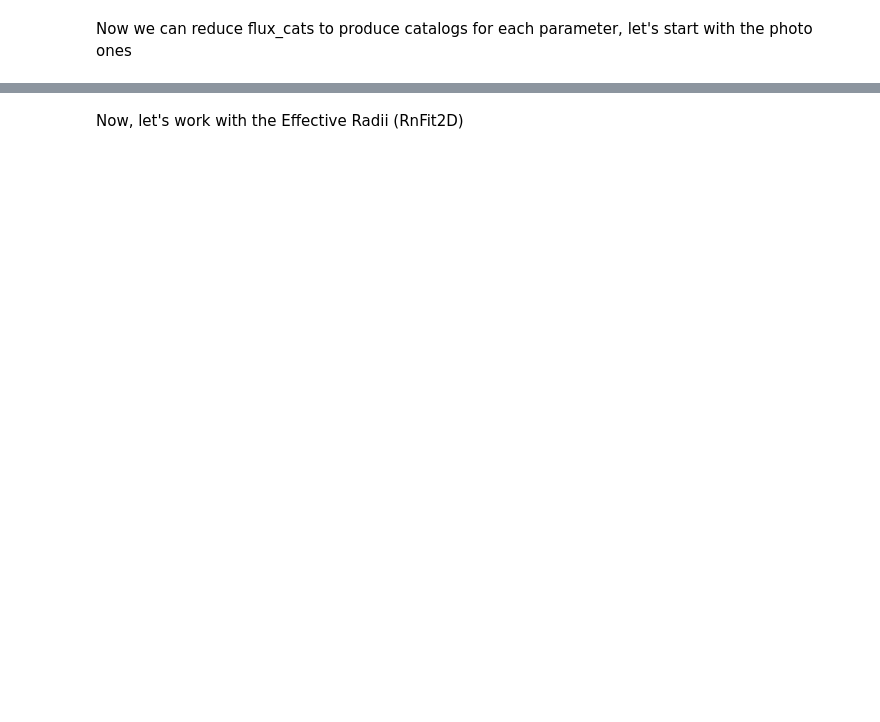
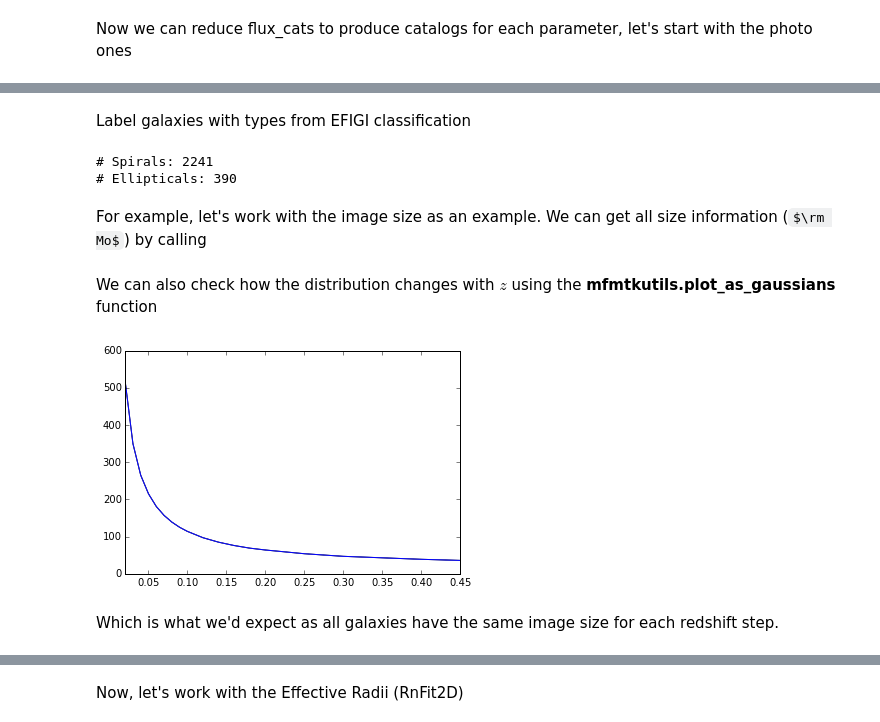
Before and after one commit to astroferreira/mfmtk-utils, a Jupyter notebook: notebooks/FERENGI Data Reduction.ipynb, the cells around one changed output, grey strips where cells are left out. Drawn from its saved outputs; the diff is of its cells as text; code cells hidden in the pictures; some formulas as TeX source; blank space fills up the shorter version.

Commit message:
Add new functions and an update notebook

```diff
--- a/notebooks/FERENGI Data Reduction.ipynb
+++ b/notebooks/FERENGI Data Reduction.ipynb
@@ -55,7 +62,7 @@ Now we can reduce flux_cats to produce catalogs for each parameter, let's start
 photo_catalogs = []
 for j, param in enumerate(photo_params):
     flux = flux_cats[0].reduce(flux_cats, param).raw_catalog
-    photo_catalogs.append(flux[1:])
+    photo_catalogs.append(flux[1:].astype(float))
 
 galaxies = flux_cats[0].raw_catalog[0]
 # %% [markdown]
@@ -71,0 +75,25 @@ z = np.array(redshifts).astype(float)
+# %% [markdown]
+Label galaxies with types from EFIGI classification
+# %%
+E_indexes = T_type.T[np.where(T_type[1].astype(float) < -2)].T[0]
+S_indexes = T_type.T[np.where((T_type[1].astype(float) >= 1) & (T_type[1].astype(float) < 7))].T[0]
+
+spirals = np.array([i for i, val in enumerate(galaxies) if val in set(S_indexes)])
+ellipticals = np.array([i for i, val in enumerate(galaxies) if val in set(E_indexes)])
+print '# Spirals:', spirals.shape[0]
+print '# Ellipticals:', ellipticals.shape[0]
+# %% [output]
+# Spirals: 2241
+# Ellipticals: 390
+# %% [markdown]
+For example, let's work with the image size as an example. We can get all size information ($\rm Mo$) by calling
+# %%
+size = photo_catalogs[0].T
+# %% [markdown]
+We can also check how the distribution changes with $z$ using the **mfmtkutils.plot_as_gaussians** function
+# %%
+plot_as_gaussians(size, z)
+# %% [output]
+[figure, added]
+# %% [markdown]
+Which is what we'd expect as all galaxies have the same image size for each redshift step.
```
Also changed, not shown: parts of 115 cells of this notebook, 2 other files.
